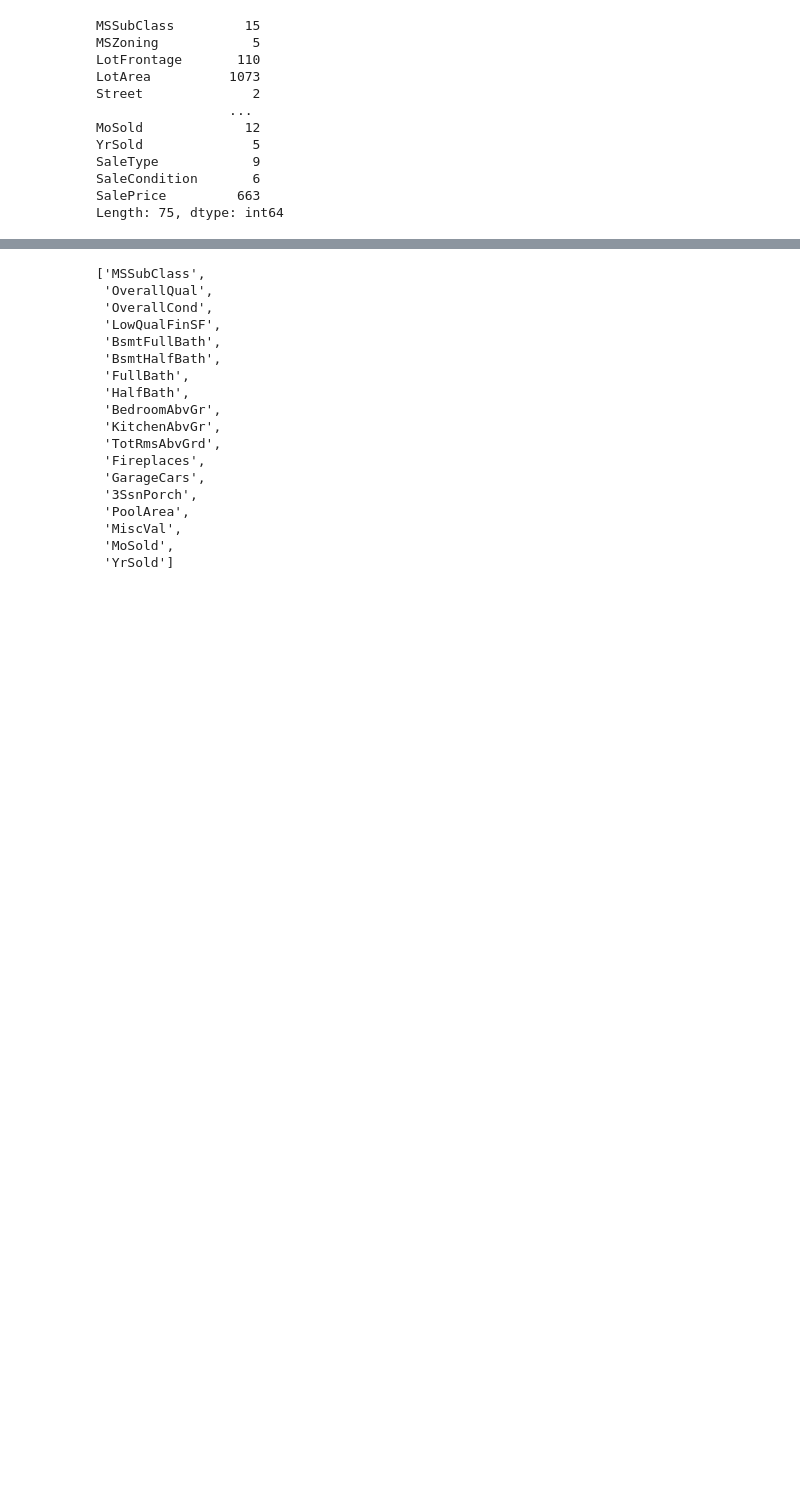
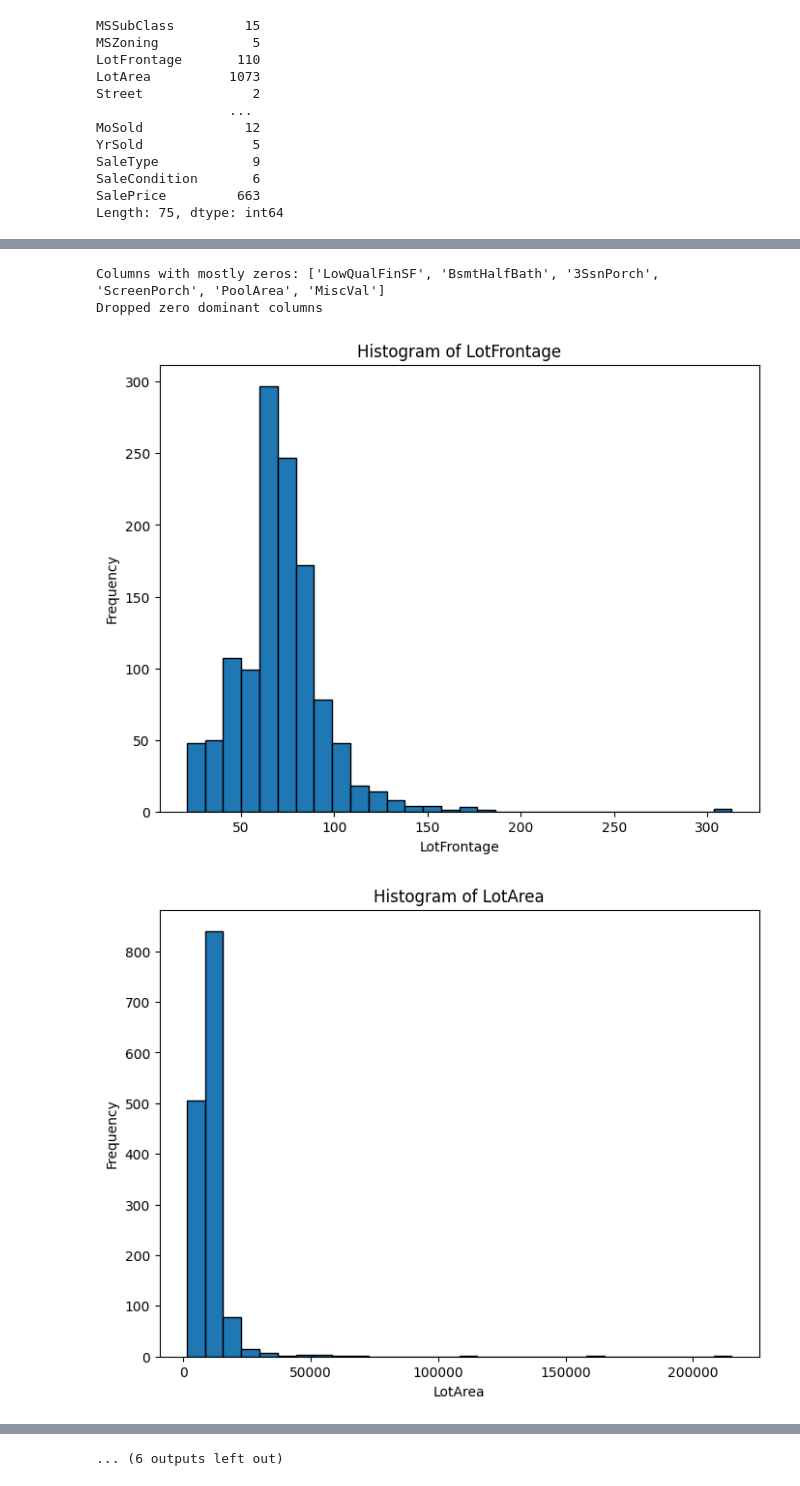
Before and after one commit to saadkhalid-git/house-price-prediction-pipeline, a Jupyter notebook: notebooks/1_data_preprocessing.ipynb, the cells around one changed output, grey strips where cells are left out. Drawn from its saved outputs; the diff is of its cells as text; code cells hidden in the pictures; blank space fills up the shorter version.

Commit message:
data preprocessing

```diff
--- a/notebooks/1_data_preprocessing.ipynb
+++ b/notebooks/1_data_preprocessing.ipynb
@@ -97,2 +111,25 @@ numerical_features = [col for col in numerical_features if data_copy[col].nuniqu
+# %%
+# Columns with more than 90% zeros
+zero_dominant_columns = [col for col in data_copy.columns if (data_copy[col] == 0).mean() > 0.9]
+print("Columns with mostly zeros:", zero_dominant_columns)
+data_copy = data_copy.drop(columns=zero_dominant_columns)
+print("Dropped zero dominant columns")
+
+# Update the list of numerical features after dropping columns
+numerical_features = [col for col in numerical_features if col in data_copy.columns]
+# %% [output]
+Columns with mostly zeros: ['LowQualFinSF', 'BsmtHalfBath', '3SsnPorch', 'ScreenPorch', 'PoolArea', 'MiscVal']
+Dropped zero dominant columns
 # %%
+import matplotlib.pyplot as plt
+
+for col in numerical_features:
+    plt.figure(figsize=(8, 6))
+    plt.hist(data_copy[col], bins=30, edgecolor='black')
+    plt.title(f'Histogram of {col}')
+    plt.xlabel(col)
+    plt.ylabel('Frequency')
+    plt.show()
 # %% [output]
+[figure, added]
+[figure, added]
@@ -99,18 +146 @@ numerical_features = [col for col in numerical_features if data_copy[col].nuniqu
-['MSSubClass',
- 'OverallQual',
- 'OverallCond',
- 'LowQualFinSF',
- 'BsmtFullBath',
- 'BsmtHalfBath',
- 'FullBath',
- 'HalfBath',
- 'BedroomAbvGr',
- 'KitchenAbvGr',
- 'TotRmsAbvGrd',
- 'Fireplaces',
- 'GarageCars',
- '3SsnPorch',
- 'PoolArea',
- 'MiscVal',
- 'MoSold',
- 'YrSold']
+... (6 outputs left out)
```
Also changed, not shown: parts of 5 cells of this notebook.
